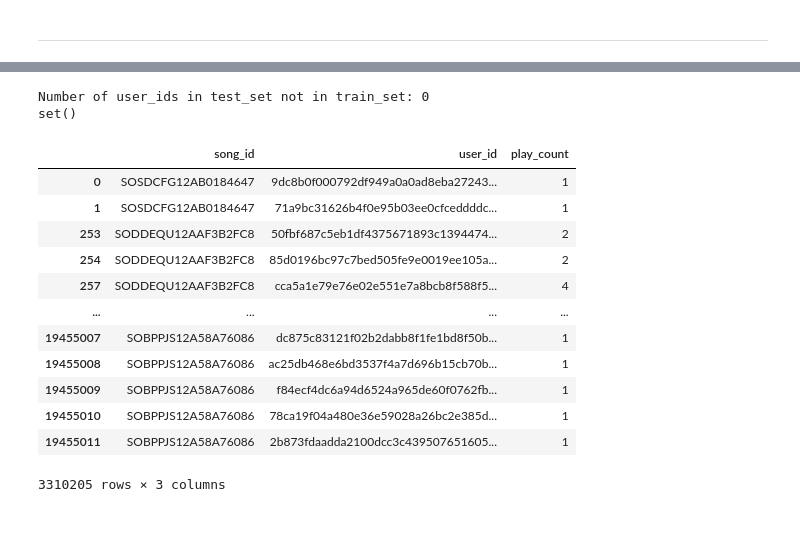
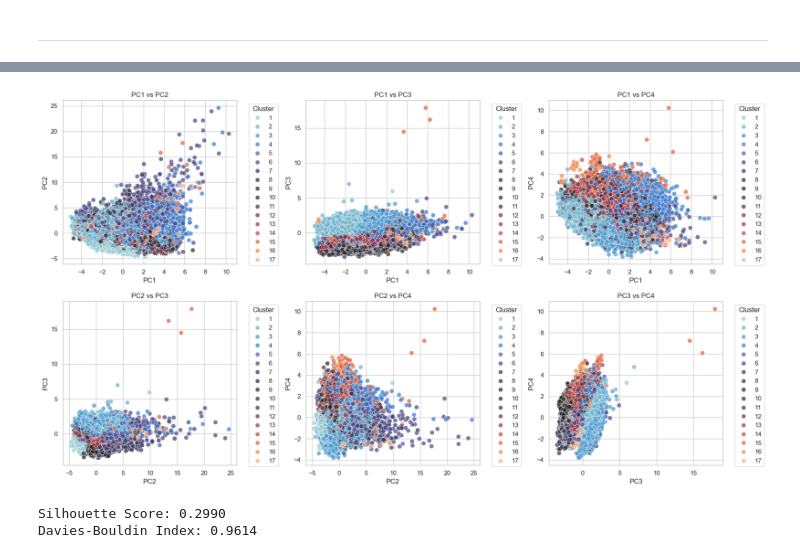
Before and after one commit to JasminThari/Music-Recommender-System, a Jupyter notebook: ExplainerNotebook.ipynb, the cells around one changed output, grey strips where cells are left out. Saved outputs shown, nothing was run; the diff lists cells and outputs as text; code cells hidden in the pictures; blank space fills up the shorter version.

```diff
--- a/ExplainerNotebook.ipynb
+++ b/ExplainerNotebook.ipynb
@@ -280,4 +888,0 @@ plot_cluster_evaluation(scores, max_clusters)
-# %%
-optimal_k = 13
-kmeans = KMeans(n_clusters=optimal_k, random_state=42)
-latent_representations_df['cluster'] = kmeans.fit_predict(latent_representations_df) + 1
@@ -390,27 +889,14 @@ test_set[test_set['user_id']=='9dc8b0f000792df949a0a0ad8eba2724335568f7']
-# %%
-# Find user_ids in test_set that are not in train_set
-unique_train_users = set(train_set['user_id'])
-unique_test_users = set(test_set['user_id'])
-
-users_not_in_train = unique_test_users - unique_train_users
-print(f"Number of user_ids in test_set not in train_set: {len(users_not_in_train)}")
-print(users_not_in_train)
-# %% [output]
-Number of user_ids in test_set not in train_set: 0
-set()
-# %%
-test_set
-# %% [output]
-|  | song_id | user_id | play_count |
-| 0 | SOSDCFG12AB0184647 | 9dc8b0f000792df949a0a0ad8eba27243... | 1 |
-| 1 | SOSDCFG12AB0184647 | 71a9bc31626b4f0e95b03ee0cfceddddc... | 1 |
-| 253 | SODDEQU12AAF3B2FC8 | 50fbf687c5eb1df4375671893c1394474... | 2 |
-| 254 | SODDEQU12AAF3B2FC8 | 85d0196bc97c7bed505fe9e0019ee105a... | 2 |
-| 257 | SODDEQU12AAF3B2FC8 | cca5a1e79e76e02e551e7a8bcb8f588f5... | 4 |
-| ... | ... | ... | ... |
-| 19455007 | SOBPPJS12A58A76086 | dc875c83121f02b2dabb8f1fe1bd8f50b... | 1 |
-| 19455008 | SOBPPJS12A58A76086 | ac25db468e6bd3537f4a7d696b15cb70b... | 1 |
-| 19455009 | SOBPPJS12A58A76086 | f84ecf4dc6a94d6524a965de60f0762fb... | 1 |
-| 19455010 | SOBPPJS12A58A76086 | 78ca19f04a480e36e59028a26bc2e385d... | 1 |
-| 19455011 | SOBPPJS12A58A76086 | 2b873fdaadda2100dcc3c439507651605... | 1 |
-3310205 rows × 3 columns
+# %%
+plot_pca_clustering(df_pca, optimal_k)
+# %% [output]
+[figure, added]
+# %%
+# Evaluate performance
+silhouette_score_pca = silhouette_score(df_pca.drop(columns=['cluster']), df_pca['cluster'])
+davies_bouldin_pca = davies_bouldin_score(df_pca.drop(columns=['cluster']), df_pca['cluster'])
+
+print(f"Silhouette Score: {silhouette_score_pca:.4f}")
+print(f"Davies-Bouldin Index: {davies_bouldin_pca:.4f}")
+# %% [output]
+Silhouette Score: 0.2990
+Davies-Bouldin Index: 0.9614
```
Also changed, not shown: parts of 147 cells of this notebook, 1 other file.
